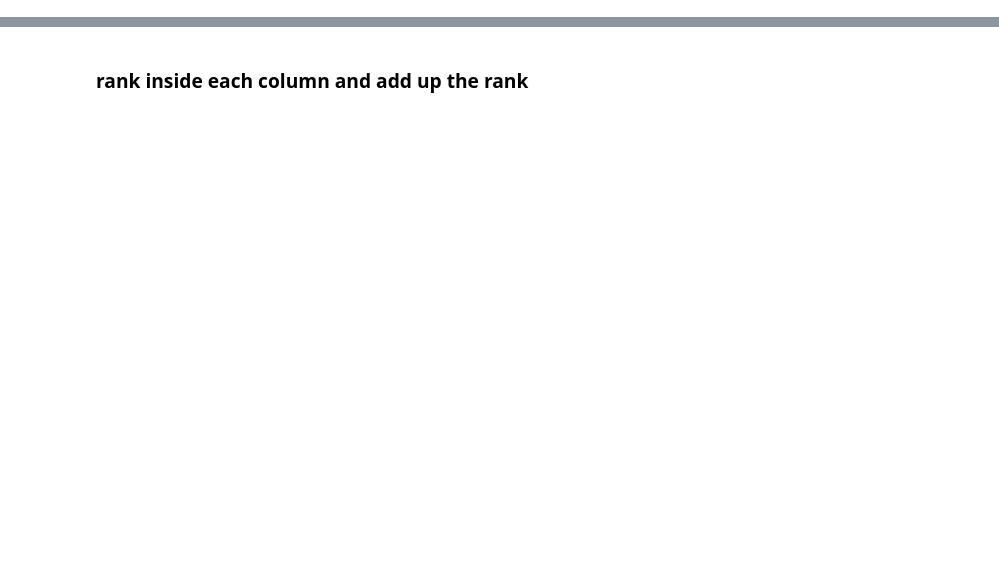
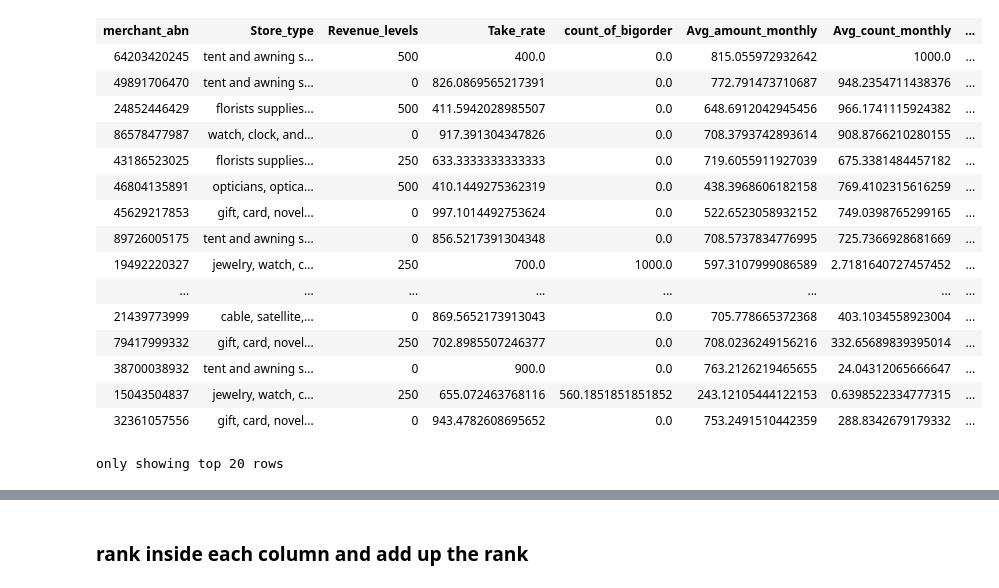
Before and after one commit to MAST30034-Applied-Data-Science/generic-buy-now-pay-later-project-group-16-project2-fighting-group, a Jupyter notebook: notebooks/Fitting_model.ipynb, the cells around one changed output, grey strips where cells are left out. Saved outputs shown, nothing was run; the diff lists cells and outputs as text; code cells hidden in the pictures; blank space fills up the shorter version.

```diff
--- a/notebooks/Fitting_model.ipynb
+++ b/notebooks/Fitting_model.ipynb
@@ -72,0 +98,22 @@ final_1 = final_1.drop('postcode')
+# %%
+final_df1 = final_df1.sort(final_df1.score.desc())
+# %%
+final_df1
+# %% [output]
+| merchant_abn | Store_type | Revenue_levels | Take_rate | count_of_bigorder | Avg_amount_monthly | Avg_count_monthly | ... |
+| 64203420245 | tent and awning s... | 500 | 400.0 | 0.0 | 815.055972932642 | 1000.0 | ... |
+| 49891706470 | tent and awning s... | 0 | 826.0869565217391 | 0.0 | 772.791473710687 | 948.2354711438376 | ... |
+| 24852446429 | florists supplies... | 500 | 411.5942028985507 | 0.0 | 648.6912042945456 | 966.1741115924382 | ... |
+| 86578477987 | watch, clock, and... | 0 | 917.391304347826 | 0.0 | 708.3793742893614 | 908.8766210280155 | ... |
+| 43186523025 | florists supplies... | 250 | 633.3333333333333 | 0.0 | 719.6055911927039 | 675.3381484457182 | ... |
+| 46804135891 | opticians, optica... | 500 | 410.1449275362319 | 0.0 | 438.3968606182158 | 769.4102315616259 | ... |
+| 45629217853 | gift, card, novel... | 0 | 997.1014492753624 | 0.0 | 522.6523058932152 | 749.0398765299165 | ... |
+| 89726005175 | tent and awning s... | 0 | 856.5217391304348 | 0.0 | 708.5737834776995 | 725.7366928681669 | ... |
+| 19492220327 | jewelry, watch, c... | 250 | 700.0 | 1000.0 | 597.3107999086589 | 2.7181640727457452 | ... |
+| ... | ... | ... | ... | ... | ... | ... | ... |
+| 21439773999 | cable, satellite,... | 0 | 869.5652173913043 | 0.0 | 705.778665372368 | 403.1034558923004 | ... |
+| 79417999332 | gift, card, novel... | 250 | 702.8985507246377 | 0.0 | 708.0236249156216 | 332.65689839395014 | ... |
+| 38700038932 | tent and awning s... | 0 | 900.0 | 0.0 | 763.2126219465655 | 24.04312065666647 | ... |
+| 15043504837 | jewelry, watch, c... | 250 | 655.072463768116 | 560.1851851851852 | 243.12105444122153 | 0.6398522334777315 | ... |
+| 32361057556 | gift, card, novel... | 0 | 943.4782608695652 | 0.0 | 753.2491510442359 | 288.8342679179332 | ... |
+only showing top 20 rows
```
Also changed, not shown: parts of 41 cells of this notebook.
